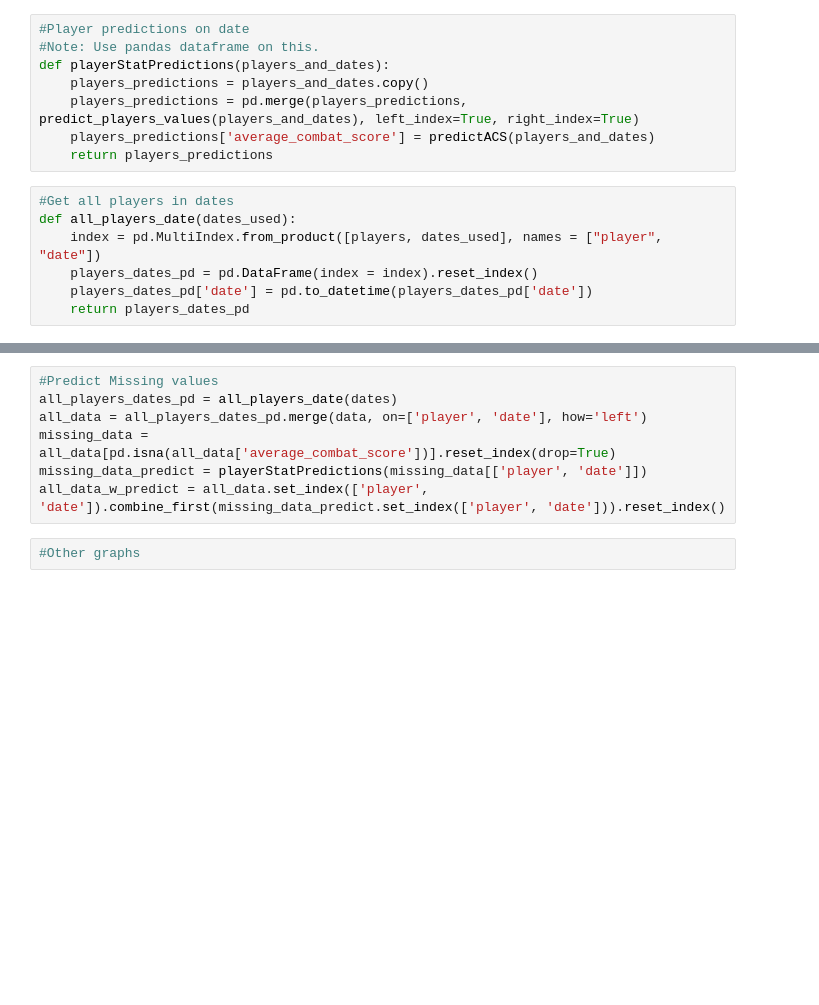
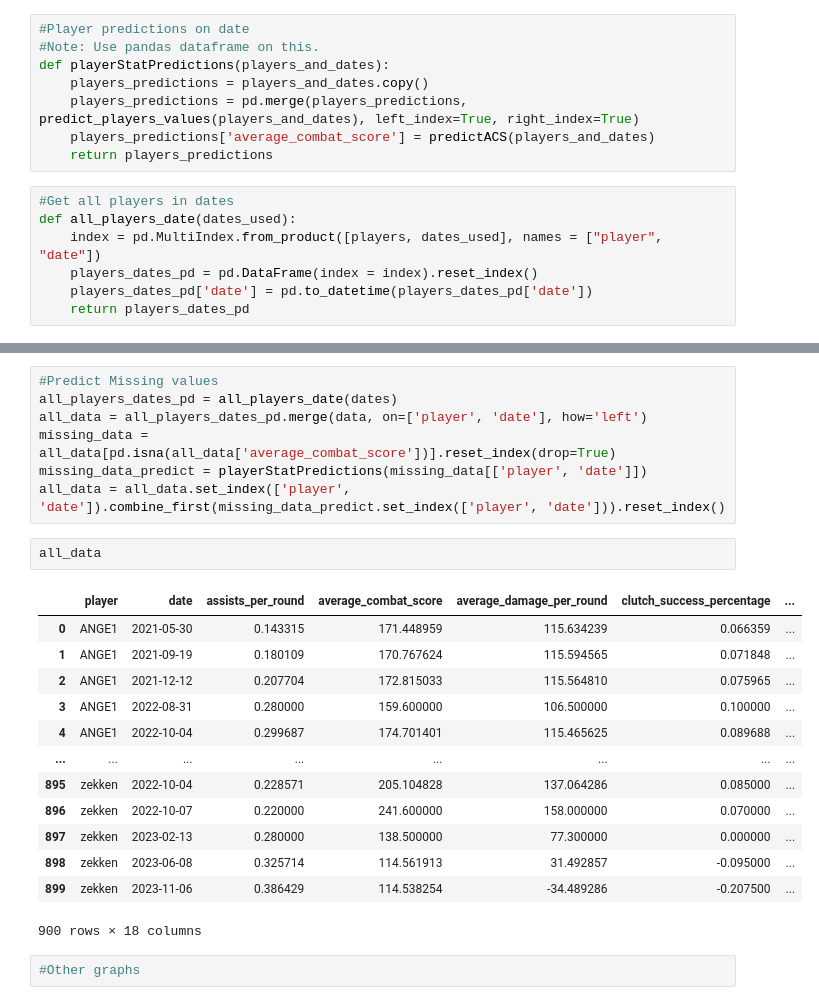
Before and after one commit to agbandong/valorant-boosted-tree, a Jupyter notebook: ACS_Prediction_Model_test.ipynb, the cells around one changed output, grey strips where cells are left out. Cells and saved outputs as stored; diff of their text form; blank space fills up the shorter version.

```diff
--- a/ACS_Prediction_Model_test.ipynb
+++ b/ACS_Prediction_Model_test.ipynb
@@ -103,7 +116,23 @@ all_players_dates_pd = all_players_date(dates)
 all_data = all_players_dates_pd.merge(data, on=['player', 'date'], how='left')
 missing_data = all_data[pd.isna(all_data['average_combat_score'])].reset_index(drop=True)
 missing_data_predict = playerStatPredictions(missing_data[['player', 'date']])
-all_data_w_predict = all_data.set_index(['player', 'date']).combine_first(missing_data_predict.set_index(['player', 'date'])).reset_index()
+all_data = all_data.set_index(['player', 'date']).combine_first(missing_data_predict.set_index(['player', 'date'])).reset_index()
+# %%
+all_data
+# %% [output]
+|  | player | date | assists_per_round | average_combat_score | average_damage_per_round | clutch_success_percentage | ... |
+| 0 | ANGE1 | 2021-05-30 | 0.143315 | 171.448959 | 115.634239 | 0.066359 | ... |
+| 1 | ANGE1 | 2021-09-19 | 0.180109 | 170.767624 | 115.594565 | 0.071848 | ... |
+| 2 | ANGE1 | 2021-12-12 | 0.207704 | 172.815033 | 115.564810 | 0.075965 | ... |
+| 3 | ANGE1 | 2022-08-31 | 0.280000 | 159.600000 | 106.500000 | 0.100000 | ... |
+| 4 | ANGE1 | 2022-10-04 | 0.299687 | 174.701401 | 115.465625 | 0.089688 | ... |
+| ... | ... | ... | ... | ... | ... | ... | ... |
+| 895 | zekken | 2022-10-04 | 0.228571 | 205.104828 | 137.064286 | 0.085000 | ... |
+| 896 | zekken | 2022-10-07 | 0.220000 | 241.600000 | 158.000000 | 0.070000 | ... |
+| 897 | zekken | 2023-02-13 | 0.280000 | 138.500000 | 77.300000 | 0.000000 | ... |
+| 898 | zekken | 2023-06-08 | 0.325714 | 114.561913 | 31.492857 | -0.095000 | ... |
+| 899 | zekken | 2023-11-06 | 0.386429 | 114.538254 | -34.489286 | -0.207500 | ... |
+900 rows × 18 columns
 # %%
 #Other graphs
 # %%
```
Also changed, not shown: parts of 21 cells of this notebook.
